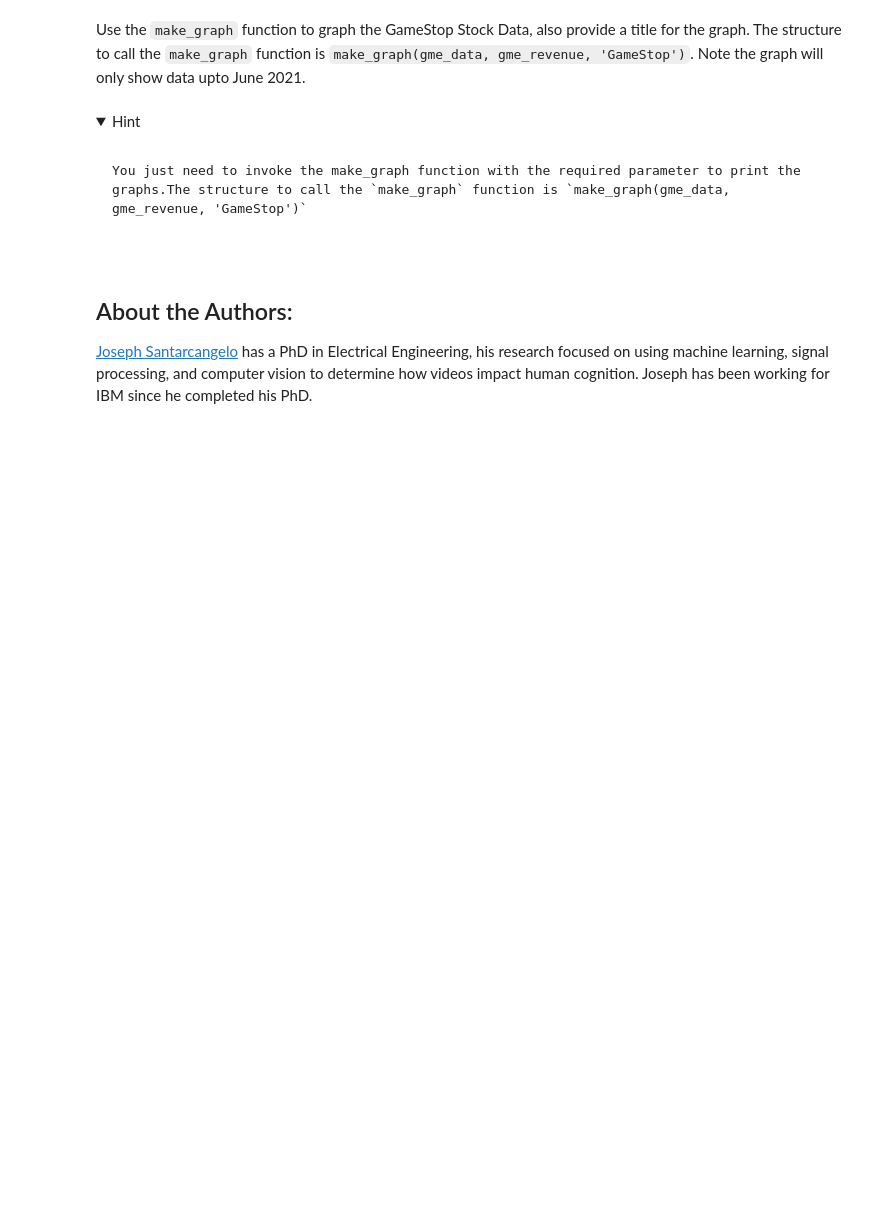
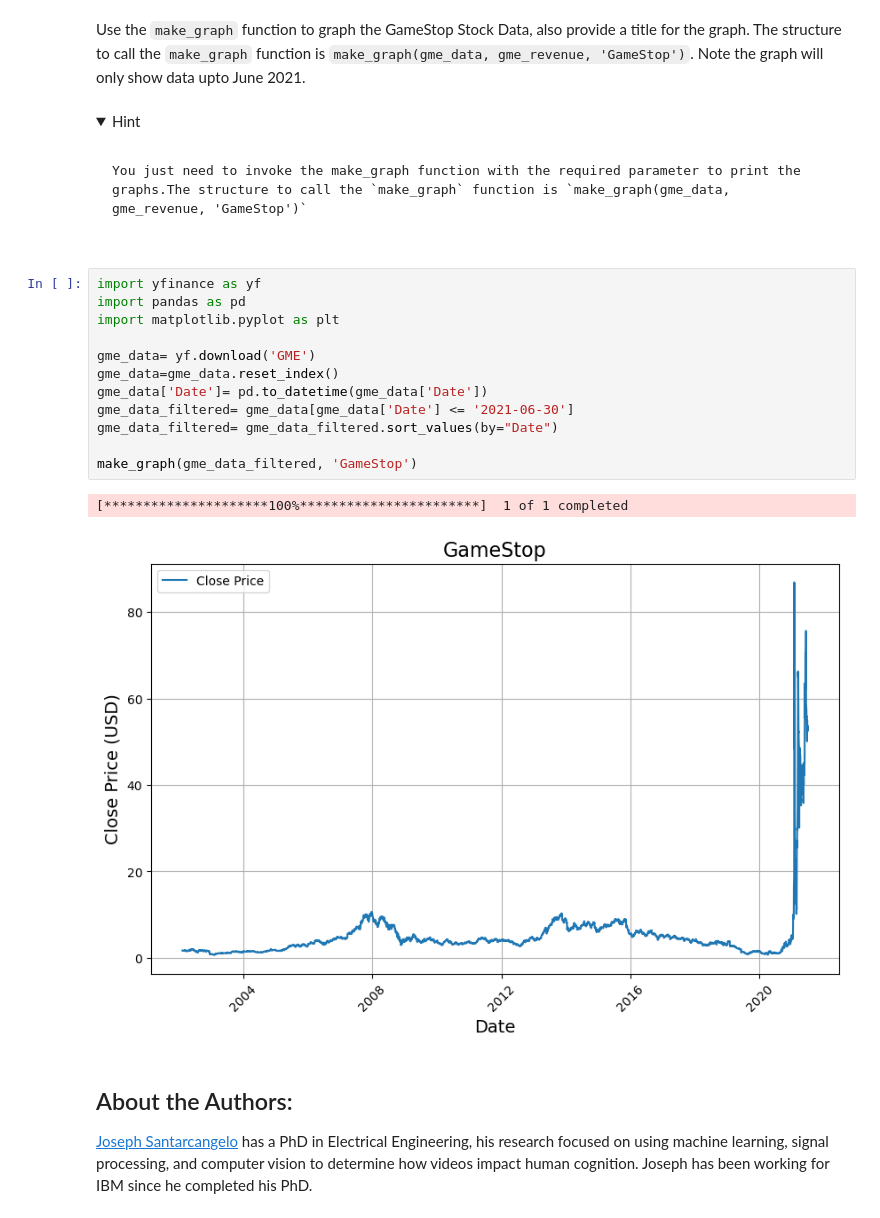
Before and after one commit to d-ili/AI_BootCamp, a Jupyter notebook: IBM Data Science Professional Certificate/Python Project for Data Science/Final Assignment-Tesla_vs._GameStop.ipynb, the cells around one changed output. Drawn from its saved outputs; the diff is of its cells as text; folded sections open; blank space fills up the shorter version.

````diff
--- a/IBM Data Science Professional Certificate/Python Project for Data Science/Final Assignment-Tesla_vs._GameStop.ipynb
+++ b/IBM Data Science Professional Certificate/Python Project for Data Science/Final Assignment-Tesla_vs._GameStop.ipynb
@@ -392,6 +496,21 @@ You just need to invoke the make_graph function with the required parameter to p
 ```
 
 </details>
+# %%
+import yfinance as yf
+import pandas as pd
+import matplotlib.pyplot as plt
+
+gme_data= yf.download('GME')
+gme_data=gme_data.reset_index()
+gme_data['Date']= pd.to_datetime(gme_data['Date'])
+gme_data_filtered= gme_data[gme_data['Date'] <= '2021-06-30']
+gme_data_filtered= gme_data_filtered.sort_values(by="Date")
+
+make_graph(gme_data_filtered, 'GameStop')
+# %% [output]
+[*********************100%***********************]  1 of 1 completed
+[figure, added]
 # %% [markdown]
 <h2>About the Authors:</h2>
 
````
Also changed, not shown: parts of 5 cells of this notebook.
